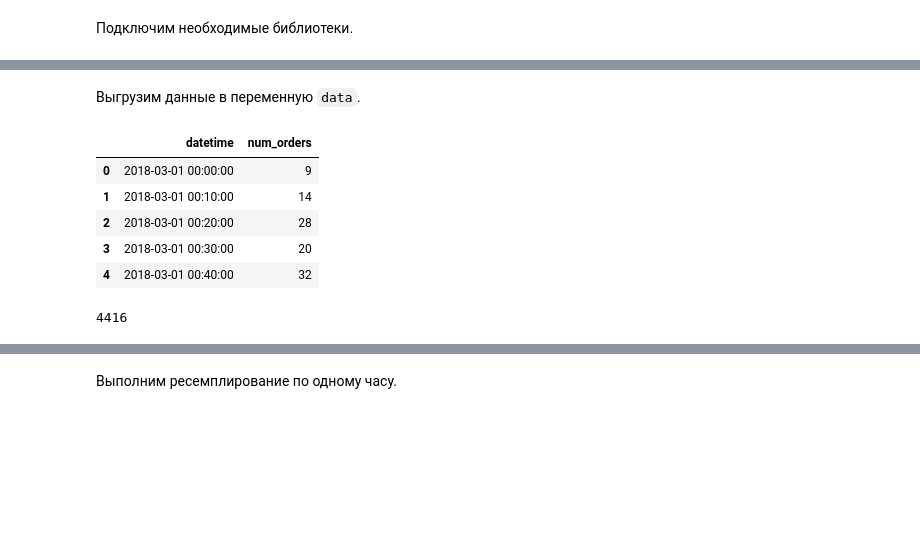
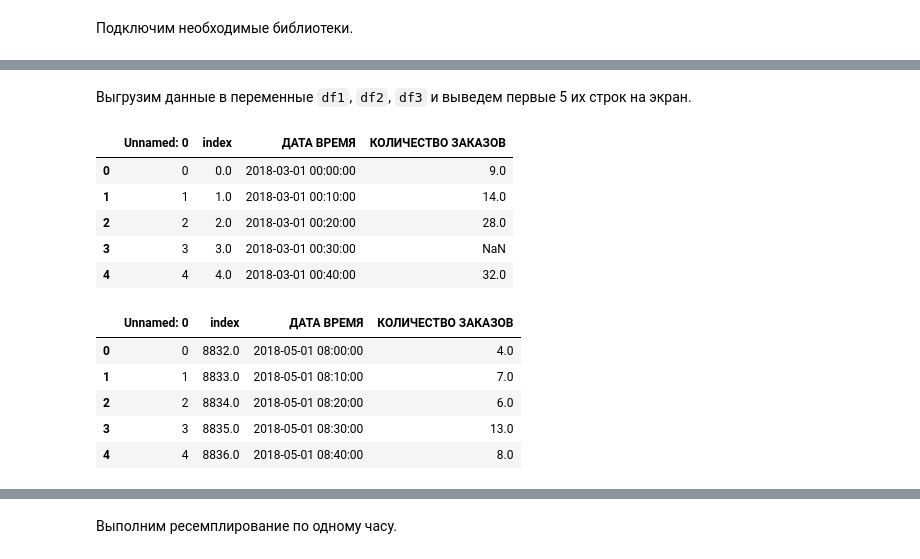
Before and after one commit to eloofy/avtomat_ranks, a Jupyter notebook: 662f489d-74fb-4681-b82d-4a04f6a47e78.ipynb, the cells around one changed output, grey strips where cells are left out. Drawn from its saved outputs; the diff is of its cells as text; code cells hidden in the pictures; blank space fills up the shorter version.

```diff
--- a/662f489d-74fb-4681-b82d-4a04f6a47e78.ipynb
+++ b/662f489d-74fb-4681-b82d-4a04f6a47e78.ipynb
@@ -105,20 +48,24 @@ RANDOM_STATE = 12345
-# %% [markdown]
-Выгрузим данные в переменную `data`.
-# %%
-try:
-    data = pd.read_csv('/datasets/taxi.csv')
-except Exception:
-    data = pd.read_csv('taxi.csv')
-
-data.head(5)
-# %% [output]
-|  | datetime | num_orders |
-| 0 | 2018-03-01 00:00:00 | 9 |
-| 1 | 2018-03-01 00:10:00 | 14 |
-| 2 | 2018-03-01 00:20:00 | 28 |
-| 3 | 2018-03-01 00:30:00 | 20 |
-| 4 | 2018-03-01 00:40:00 | 32 |
-# %%
-len(data)
-# %% [output]
-4416
+# %% [markdown]
+Выгрузим данные в переменные `df1`, `df2`, `df3` и выведем первые 5 их строк на экран.
+# %%
+df1 = pd.read_csv('df1.csv')
+df2 = pd.read_csv('df2.csv')
+df3 = pd.read_csv('df3.csv')
+# %%
+df1.head()
+# %% [output]
+|  | Unnamed: 0 | index | ДАТА ВРЕМЯ | КОЛИЧЕСТВО ЗАКАЗОВ |
+| 0 | 0 | 0.0 | 2018-03-01 00:00:00 | 9.0 |
+| 1 | 1 | 1.0 | 2018-03-01 00:10:00 | 14.0 |
+| 2 | 2 | 2.0 | 2018-03-01 00:20:00 | 28.0 |
+| 3 | 3 | 3.0 | 2018-03-01 00:30:00 | NaN |
+| 4 | 4 | 4.0 | 2018-03-01 00:40:00 | 32.0 |
+# %%
+df2.head()
+# %% [output]
+|  | Unnamed: 0 | index | ДАТА ВРЕМЯ | КОЛИЧЕСТВО ЗАКАЗОВ |
+| 0 | 0 | 8832.0 | 2018-05-01 08:00:00 | 4.0 |
+| 1 | 1 | 8833.0 | 2018-05-01 08:10:00 | 7.0 |
+| 2 | 2 | 8834.0 | 2018-05-01 08:20:00 | 6.0 |
+| 3 | 3 | 8835.0 | 2018-05-01 08:30:00 | 13.0 |
+| 4 | 4 | 8836.0 | 2018-05-01 08:40:00 | 8.0 |
```
Also changed, not shown: parts of 43 cells of this notebook, 3 other files.
